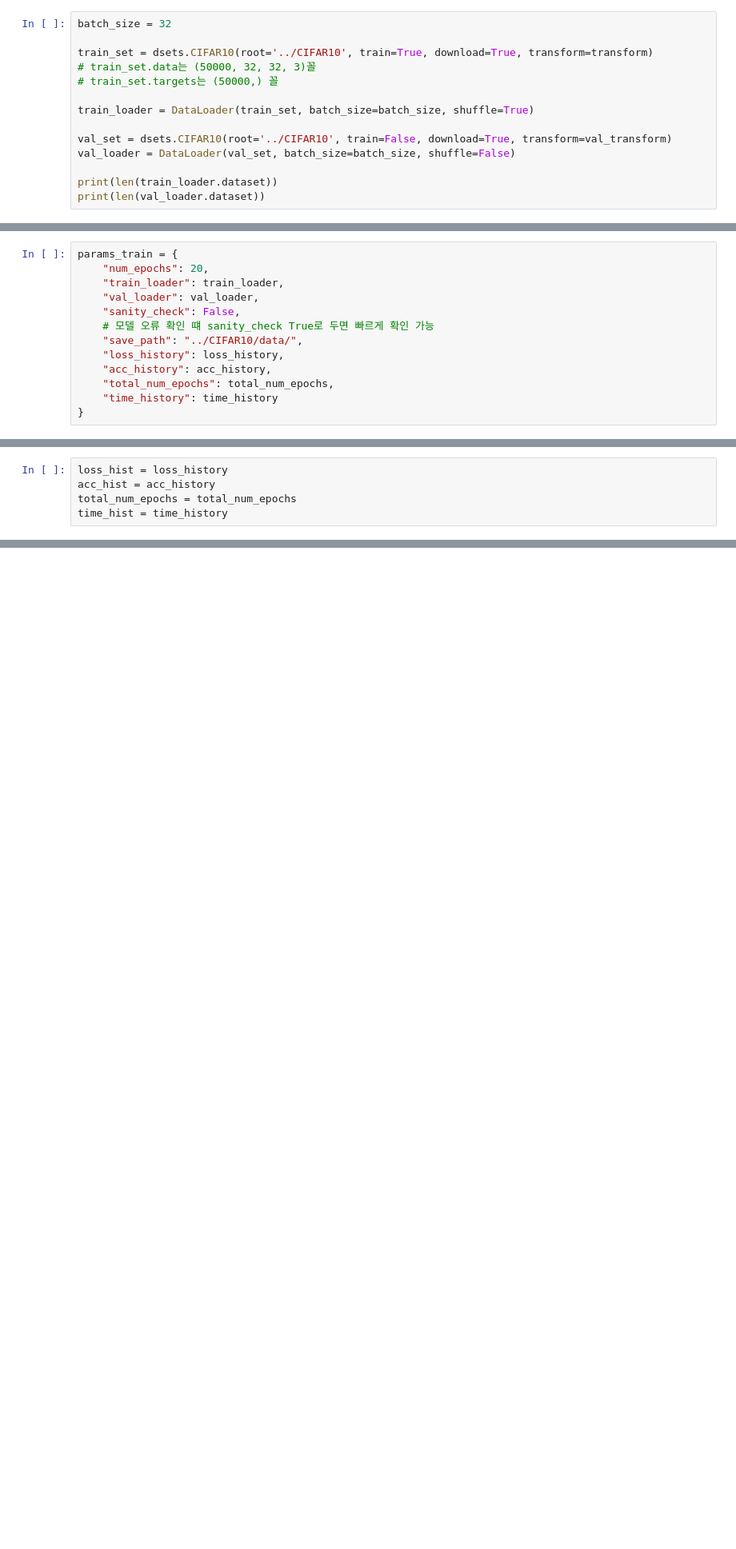
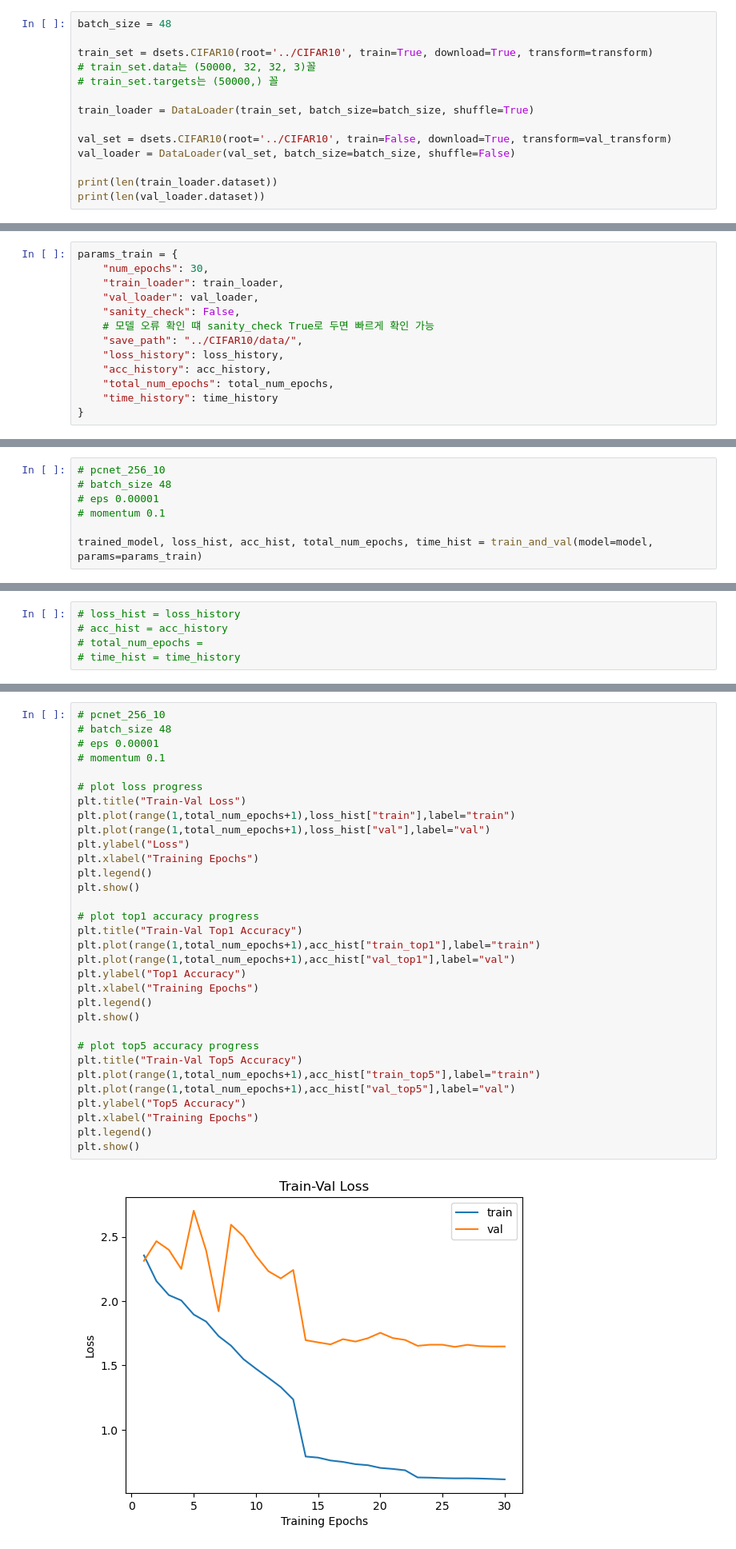
Before and after one commit to caraton/Res-DualNet-with-PCN, a Jupyter notebook: PCN with Batch Normalization.ipynb, the cells around one changed output, grey strips where cells are left out. Shown at 80% size. Cells and saved outputs as stored; diff of their text form; blank space fills up the shorter version.

```diff
--- a/PCN with Batch Normalization.ipynb
+++ b/PCN with Batch Normalization.ipynb
@@ -98,7 +98,7 @@ val_transform = transforms.Compose([
 
 # normalize 값 계산 : https://github.com/kuangliu/pytorch-cifar/issues/19
 # %%
-batch_size = 32
+batch_size = 48
 
 train_set = dsets.CIFAR10(root='../CIFAR10', train=True, download=True, transform=transform)
 # train_set.data는 (50000, 32, 32, 3)꼴
@@ -183,7 +201,7 @@ print(time_history)
 # }
 # %%
 params_train = {
-    "num_epochs": 20,
+    "num_epochs": 30,
     "train_loader": train_loader,
     "val_loader": val_loader,
     "sanity_check": False,
@@ -203,0 +217,7 @@ Epoch 0/19, current lr = 0.01
+# %%
+# pcnet_256_10
+# batch_size 48
+# eps 0.00001
+# momentum 0.1
+
+trained_model, loss_hist, acc_hist, total_num_epochs, time_hist = train_and_val(model=model, params=params_train)
@@ -204,5 +242,5 @@ Epoch 0/19, current lr = 0.01
 # %%
-loss_hist = loss_history
-acc_hist = acc_history
-total_num_epochs = total_num_epochs
-time_hist = time_history
+# loss_hist = loss_history
+# acc_hist = acc_history
+# total_num_epochs =
+# time_hist = time_history
@@ -219,0 +262,34 @@ print(time_hist)
+# %%
+# pcnet_256_10
+# batch_size 48
+# eps 0.00001
+# momentum 0.1
+
+# plot loss progress
+plt.title("Train-Val Loss")
+plt.plot(range(1,total_num_epochs+1),loss_hist["train"],label="train")
+plt.plot(range(1,total_num_epochs+1),loss_hist["val"],label="val")
+plt.ylabel("Loss")
+plt.xlabel("Training Epochs")
+plt.legend()
+plt.show()
+
+# plot top1 accuracy progress
+plt.title("Train-Val Top1 Accuracy")
+plt.plot(range(1,total_num_epochs+1),acc_hist["train_top1"],label="train")
+plt.plot(range(1,total_num_epochs+1),acc_hist["val_top1"],label="val")
+plt.ylabel("Top1 Accuracy")
+plt.xlabel("Training Epochs")
+plt.legend()
+plt.show()
+
+# plot top5 accuracy progress
+plt.title("Train-Val Top5 Accuracy")
+plt.plot(range(1,total_num_epochs+1),acc_hist["train_top5"],label="train")
+plt.plot(range(1,total_num_epochs+1),acc_hist["val_top5"],label="val")
+plt.ylabel("Top5 Accuracy")
+plt.xlabel("Training Epochs")
+plt.legend()
+plt.show()
+# %% [output]
+[figure, added]
```
Also changed, not shown: parts of 13 cells of this notebook.
